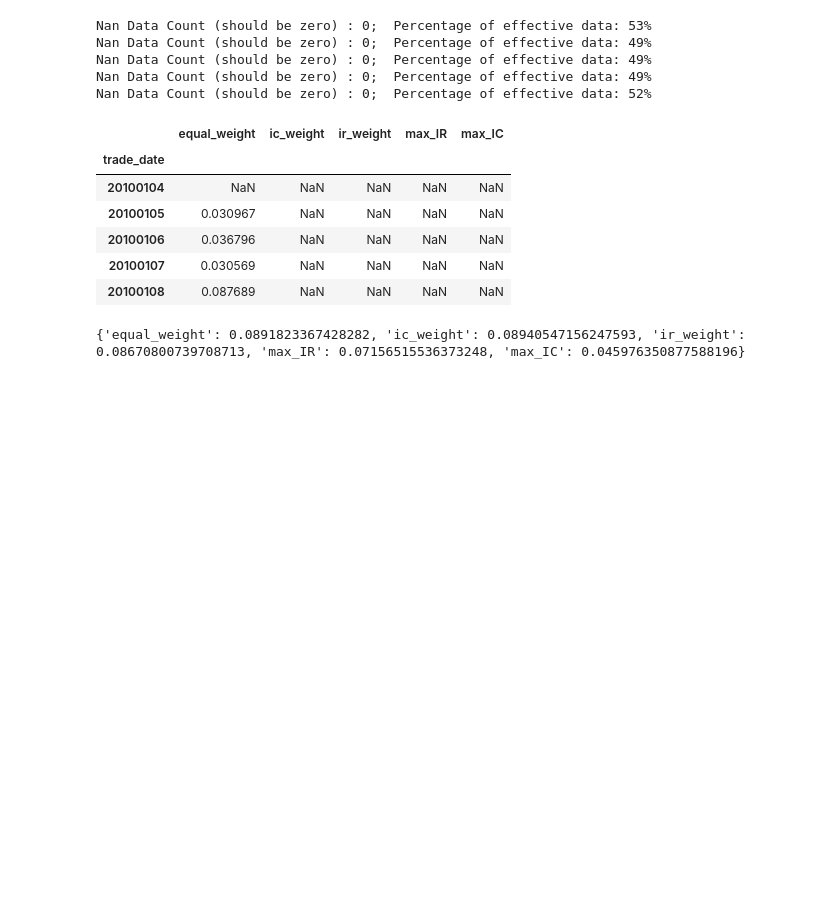
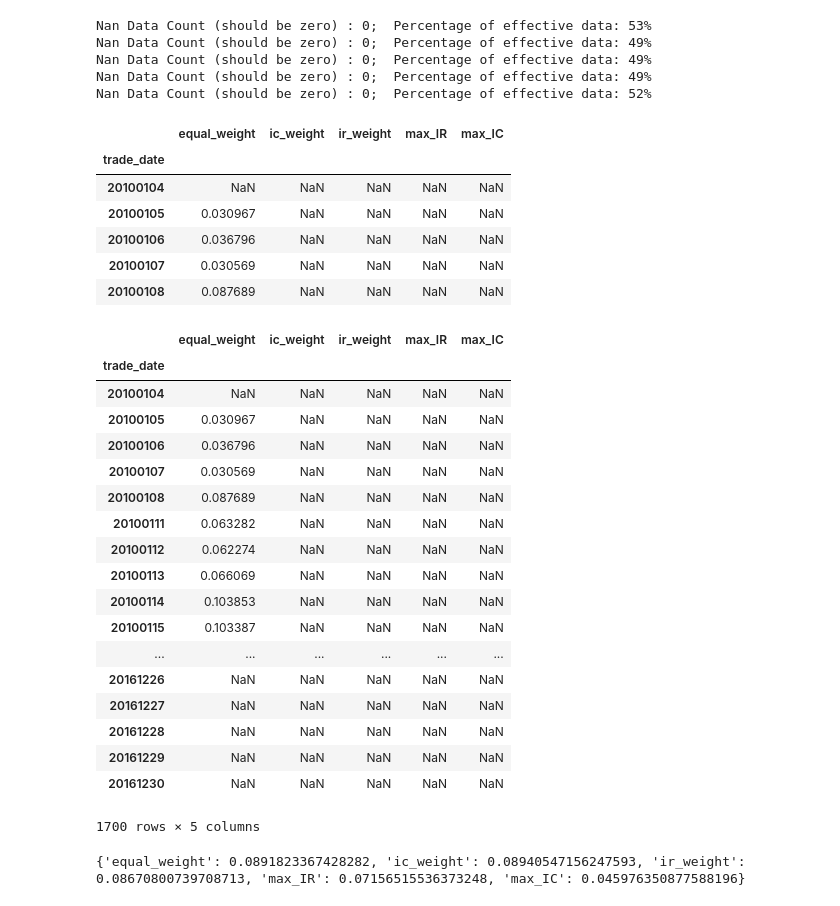
Before and after one commit to bboysky/sky_internship, a Jupyter notebook: multi_factors/multi_factors.ipynb, the cells around one changed output. Saved outputs shown, nothing was run; the diff lists cells and outputs as text; code cells hidden in the pictures; blank space fills up the shorter version.

```diff
--- a/multi_factors/multi_factors.ipynb
+++ b/multi_factors/multi_factors.ipynb
@@ -397,6 +391,28 @@ Nan Data Count (should be zero) : 0;  Percentage of effective data: 52%
 | 20100106 | 0.036796 | NaN | NaN | NaN | NaN |
 | 20100107 | 0.030569 | NaN | NaN | NaN | NaN |
 | 20100108 | 0.087689 | NaN | NaN | NaN | NaN |
+# %%
+ic_20
+# %% [output]
+|  | equal_weight | ic_weight | ir_weight | max_IR | max_IC |
+| trade_date |  |  |  |  |  |
+| 20100104 | NaN | NaN | NaN | NaN | NaN |
+| 20100105 | 0.030967 | NaN | NaN | NaN | NaN |
+| 20100106 | 0.036796 | NaN | NaN | NaN | NaN |
+| 20100107 | 0.030569 | NaN | NaN | NaN | NaN |
+| 20100108 | 0.087689 | NaN | NaN | NaN | NaN |
+| 20100111 | 0.063282 | NaN | NaN | NaN | NaN |
+| 20100112 | 0.062274 | NaN | NaN | NaN | NaN |
+| 20100113 | 0.066069 | NaN | NaN | NaN | NaN |
+| 20100114 | 0.103853 | NaN | NaN | NaN | NaN |
+| 20100115 | 0.103387 | NaN | NaN | NaN | NaN |
+| ... | ... | ... | ... | ... | ... |
+| 20161226 | NaN | NaN | NaN | NaN | NaN |
+| 20161227 | NaN | NaN | NaN | NaN | NaN |
+| 20161228 | NaN | NaN | NaN | NaN | NaN |
+| 20161229 | NaN | NaN | NaN | NaN | NaN |
+| 20161230 | NaN | NaN | NaN | NaN | NaN |
+1700 rows × 5 columns
 # %%
 drop_factors = ["sky_1","sky_2","sky_4","sky_6","sky_10","alpha19","alpha83","alpha135","MA10Close"]
 for i in drop_factors:
```
Also changed, not shown: parts of 27 cells of this notebook.
